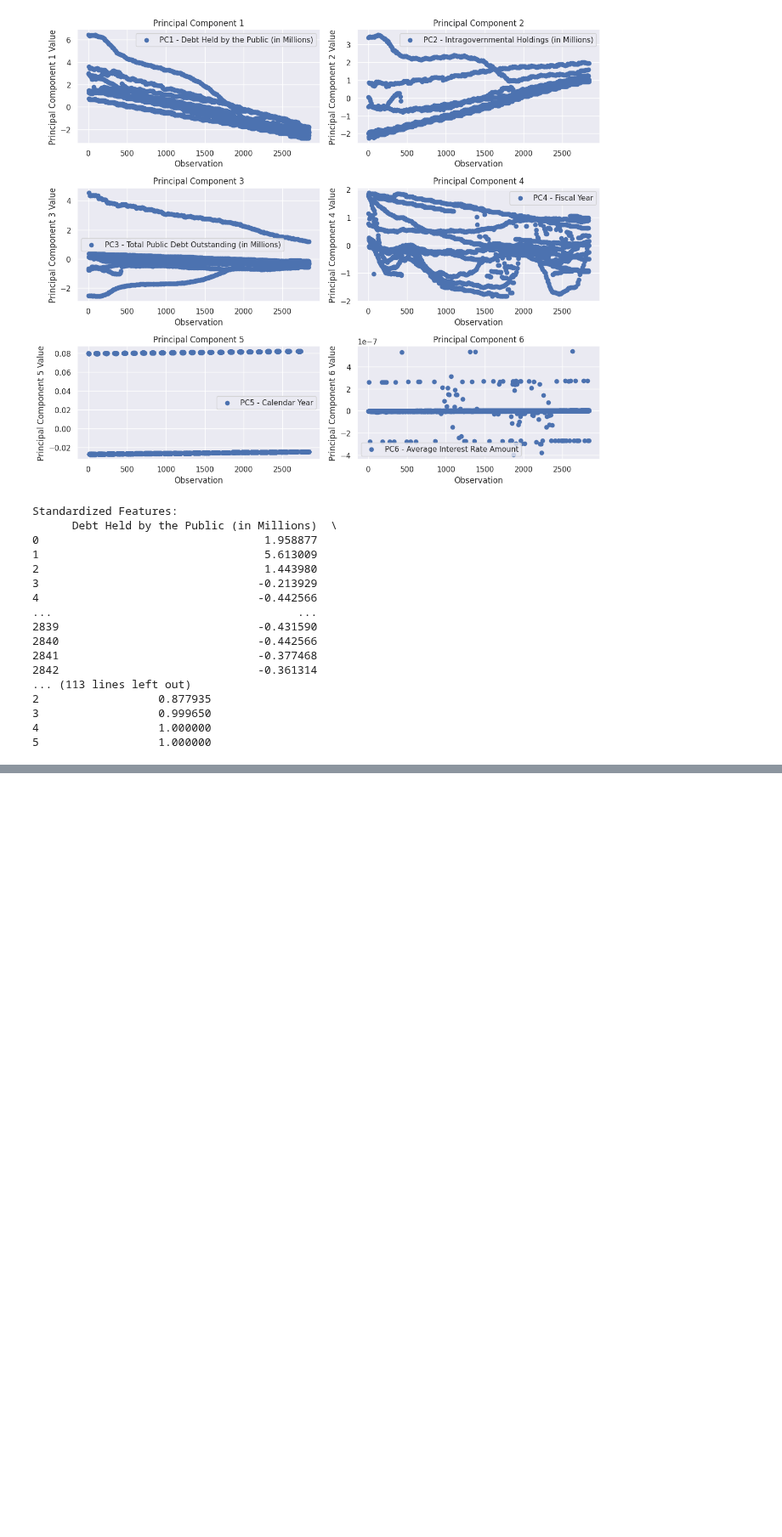
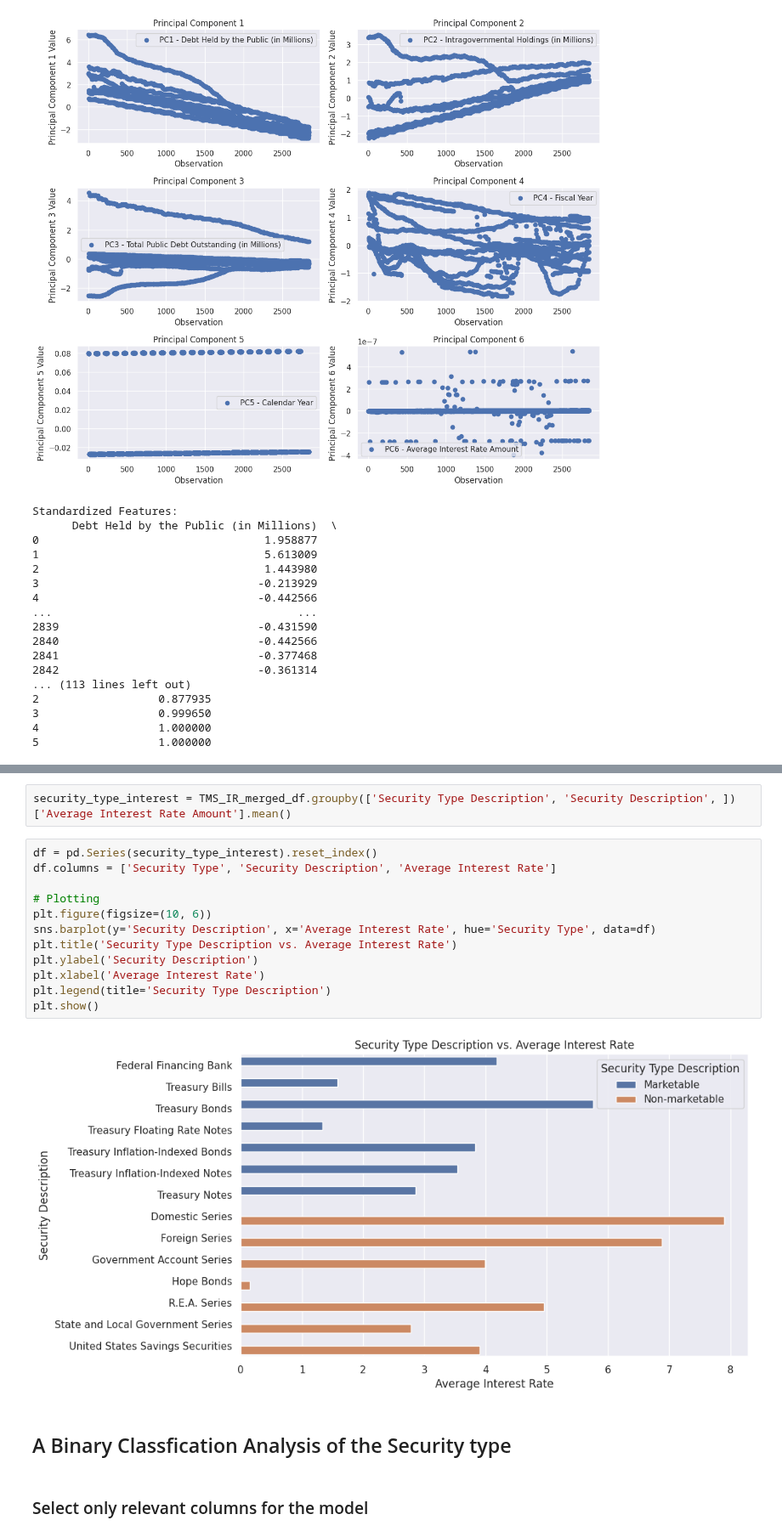
Before and after one commit to felabonte/DataMiningFinalProject, a Jupyter notebook: CS6220_DataMining_FinalProject.ipynb, the cells around one changed output, grey strips where cells are left out. Shown at 85% size. Drawn from its saved outputs; the diff is of its cells as text; blank space fills up the shorter version.

```diff
--- a/CS6220_DataMining_FinalProject.ipynb
+++ b/CS6220_DataMining_FinalProject.ipynb
@@ -1139,0 +1228,20 @@ Standardized Features:
+# %%
+security_type_interest = TMS_IR_merged_df.groupby(['Security Type Description', 'Security Description', ])['Average Interest Rate Amount'].mean()
+# %%
+df = pd.Series(security_type_interest).reset_index()
+df.columns = ['Security Type', 'Security Description', 'Average Interest Rate']
+
+# Plotting
+plt.figure(figsize=(10, 6))
+sns.barplot(y='Security Description', x='Average Interest Rate', hue='Security Type', data=df)
+plt.title('Security Type Description vs. Average Interest Rate')
+plt.ylabel('Security Description')
+plt.xlabel('Average Interest Rate')
+plt.legend(title='Security Type Description')
+plt.show()
+# %% [output]
+[figure, added]
+# %% [markdown]
+## A Binary Classfication Analysis of the Security type
+# %% [markdown]
+### Select only relevant columns for the model
```
Also changed, not shown: parts of 12 cells of this notebook.
